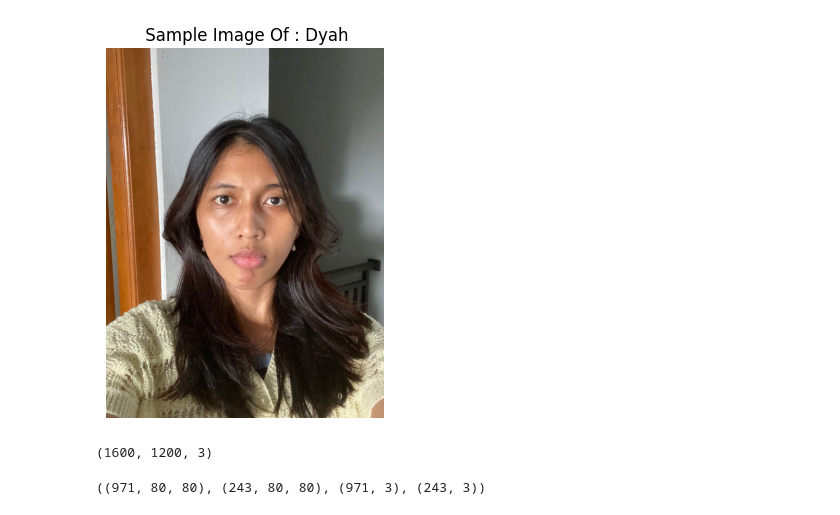
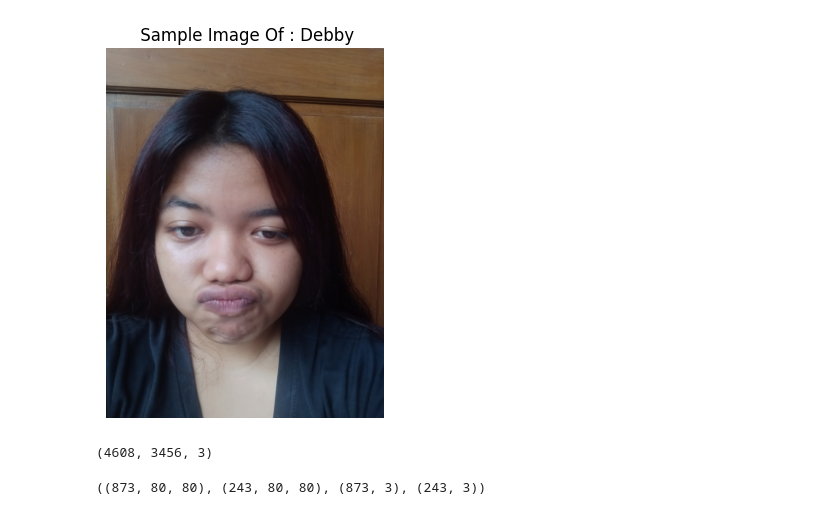
Before and after one commit to adrianuscharlie/FaceDetection, a Jupyter notebook: Tensorflow/run.ipynb, the cells around one changed output. Drawn from its saved outputs; the diff is of its cells as text; code cells hidden in the pictures.

```diff
--- a/Tensorflow/run.ipynb
+++ b/Tensorflow/run.ipynb
@@ -3,17 +3,18 @@
 from script import Dataset,Model
 # %%
 # Inisiaisasi dataset dan melihat sample gambar yang ada
-dataset=Dataset('../Data/',image_size=(80,80),train_size=0.8)
+size={'train':0.7,'validation':0.1,'test':0.2}
+dataset=Dataset('../Data/',image_size=(80,80),size=size)
 img=dataset.getSample()
 # %% [output]
-[figure, old version]
+[figure, new version]
-(1600, 1200, 3)
+(4608, 3456, 3)
 # %%
 # Generate dataset yang telah dilakukan preprocessing untuk mendapatkan data training dan testing
-x_train,x_test,y_train,y_test=dataset.generateDataset()
+x_train,y_train,x_valid,y_valid,x_test,y_test=dataset.generateDataset()
 x_train.shape,x_test.shape,y_train.shape,y_test.shape
 # %% [output]
-((971, 80, 80), (243, 80, 80), (971, 3), (243, 3))
+((873, 80, 80), (243, 80, 80), (873, 3), (243, 3))
 # %%
 import tensorflow as tf
 #  Check if GPU is available and TensorFlow is using GPU
```
Also changed, not shown: parts of 9 cells of this notebook, 1 other file.
